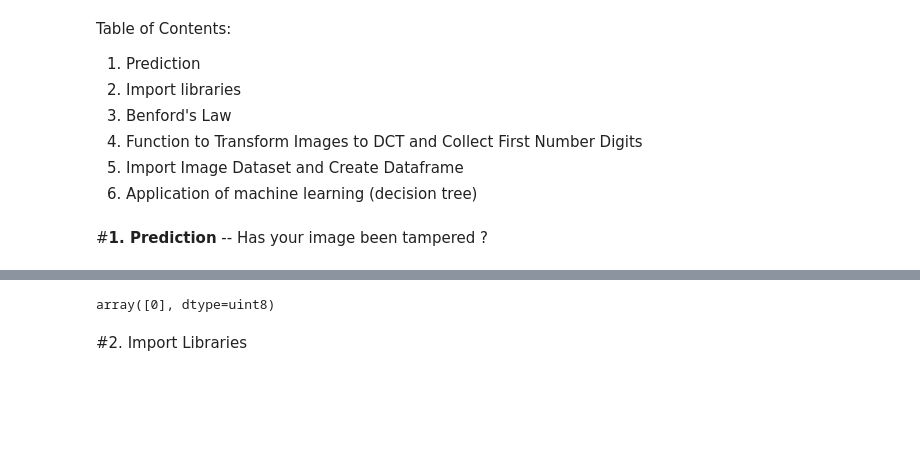
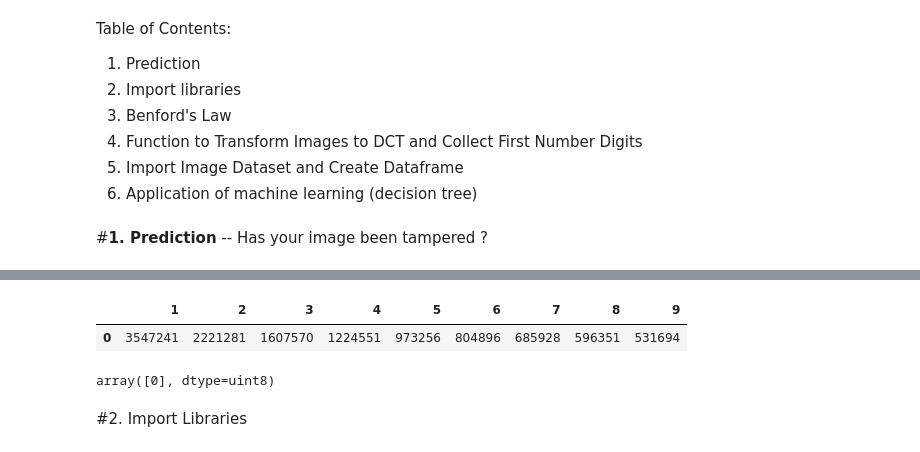
Before and after one commit to andreafought/FINAL-PROJECT, a Jupyter notebook: FinalProject.ipynb, the cells around one changed output, grey strips where cells are left out. Cells and saved outputs as stored; diff of their text form; code cells hidden in the pictures; blank space fills up the shorter version.

```diff
--- a/FinalProject.ipynb
+++ b/FinalProject.ipynb
@@ -32,12 +32,21 @@ for item in lat:
     freq[item] = 1
 data_freq.append(freq)
 new = pd.DataFrame(data_freq)
+# %%
+#Switch columns
+new = new[[1,2,3,4,5,6,7,8,9]]
+# %%
+new
+# %% [output]
+|  | 1 | 2 | 3 | 4 | 5 | 6 | 7 | 8 | 9 |
+| 0 | 3547241 | 2221281 | 1607570 | 1224551 | 973256 | 804896 | 685928 | 596351 | 531694 |
 # %%
 NewPredict = treemodel.predict(new)
-# %%
-NewPredict
-# %% [output]
-array([0], dtype=uint8)
+# %%
+#Answer question if image has been tampered: 0-No 1-YES
+NewPredict
+# %% [output]
+array([0], dtype=uint8)
 # %% [markdown]
 #2. Import Libraries
 # %%
```
Also changed, not shown: parts of 1 cell of this notebook.
